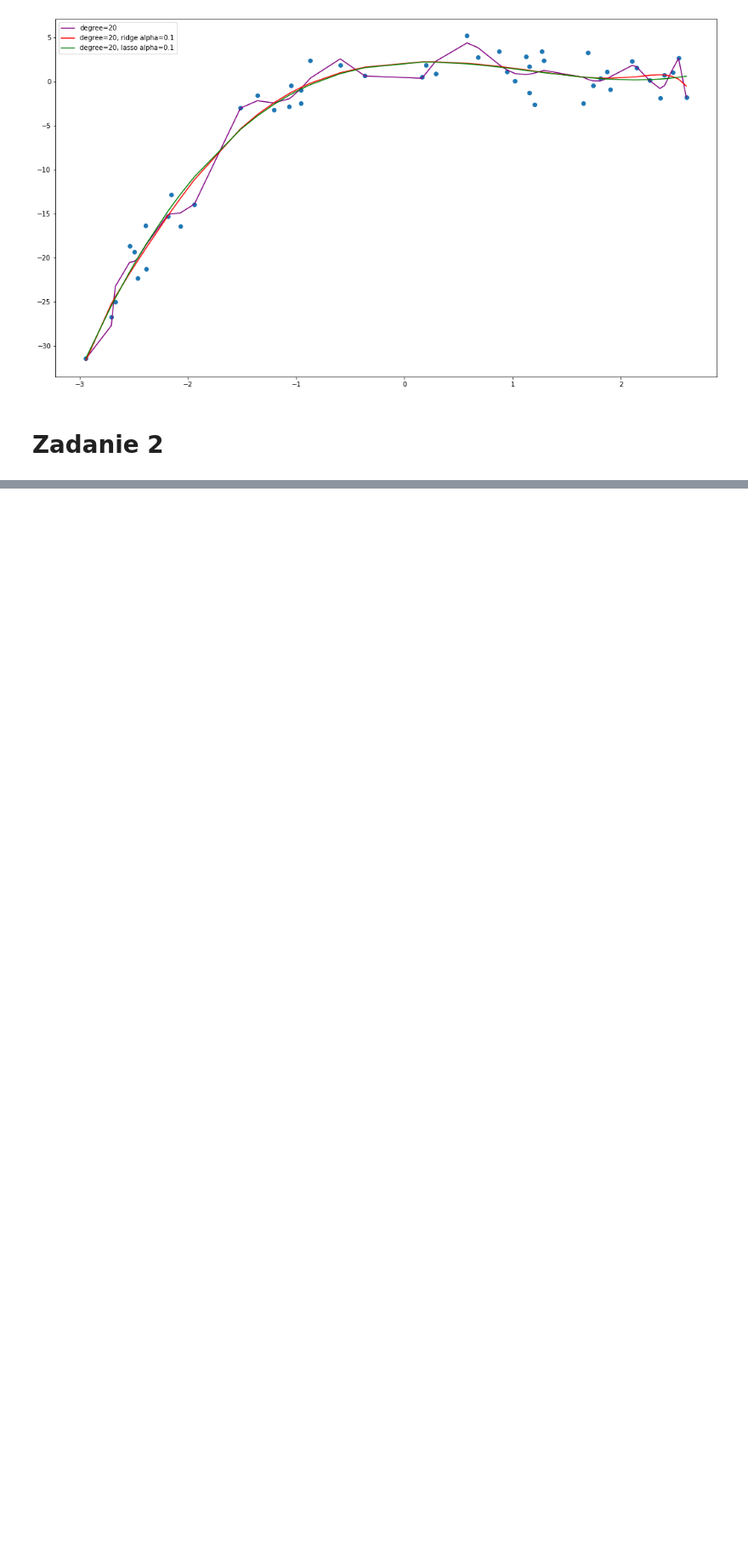
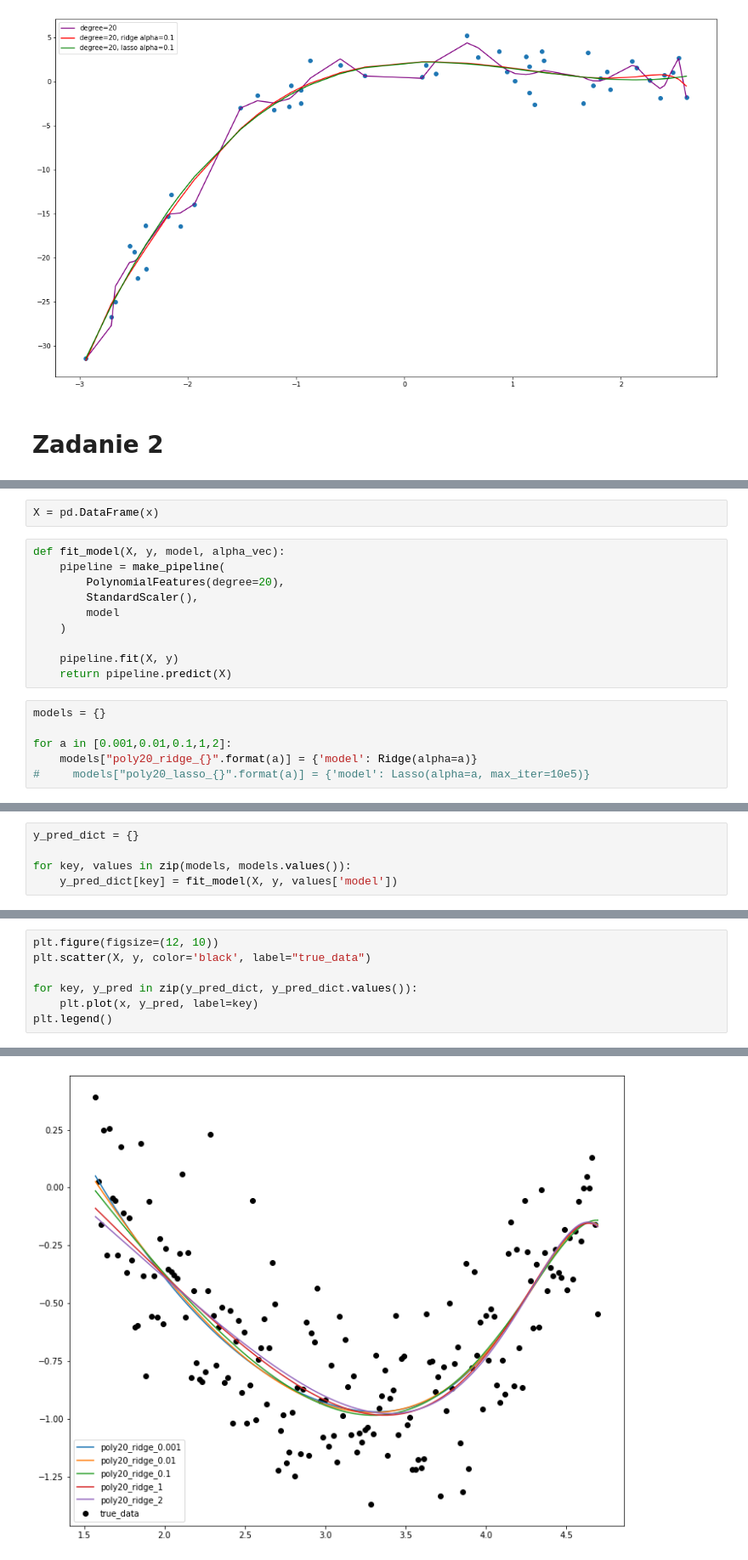
Before and after one commit to imatten/bootcamp_datascience, a Jupyter notebook: notebooks/05_regularyzacja_regresji_liniowej/01_regularyzacja_model_regresji.ipynb, the cells around one changed output, grey strips where cells are left out. Shown at 85% size. Drawn from its saved outputs; the diff is of its cells as text; blank space fills up the shorter version.

```diff
--- a/notebooks/05_regularyzacja_regresji_liniowej/01_regularyzacja_model_regresji.ipynb
+++ b/notebooks/05_regularyzacja_regresji_liniowej/01_regularyzacja_model_regresji.ipynb
@@ -439,0 +432,18 @@ def fun(model, degree, is_regularization = False):
+# %%
+X = pd.DataFrame(x)
+# %%
+def fit_model(X, y, model, alpha_vec):
+    pipeline = make_pipeline(
+        PolynomialFeatures(degree=20),
+        StandardScaler(),
+        model
+    )
+
+    pipeline.fit(X, y)
+    return pipeline.predict(X)
+# %%
+models = {}
+
+for a in [0.001,0.01,0.1,1,2]:
+    models["poly20_ridge_{}".format(a)] = {'model': Ridge(alpha=a)}
+#     models["poly20_lasso_{}".format(a)] = {'model': Lasso(alpha=a, max_iter=10e5)}
@@ -439,0 +459,5 @@ def fun(model, degree, is_regularization = False):
+# %%
+y_pred_dict = {}
+
+for key, values in zip(models, models.values()):
+    y_pred_dict[key] = fit_model(X, y, values['model'])
@@ -439,0 +484,8 @@ def fun(model, degree, is_regularization = False):
+# %%
+plt.figure(figsize=(12, 10))
+plt.scatter(X, y, color='black', label="true_data")
+
+for key, y_pred in zip(y_pred_dict, y_pred_dict.values()):
+    plt.plot(x, y_pred, label=key)
+plt.legend()
+# %% [output]
@@ -439,0 +493 @@ def fun(model, degree, is_regularization = False):
+[figure, added]
```
Also changed, not shown: parts of 6 cells of this notebook.
